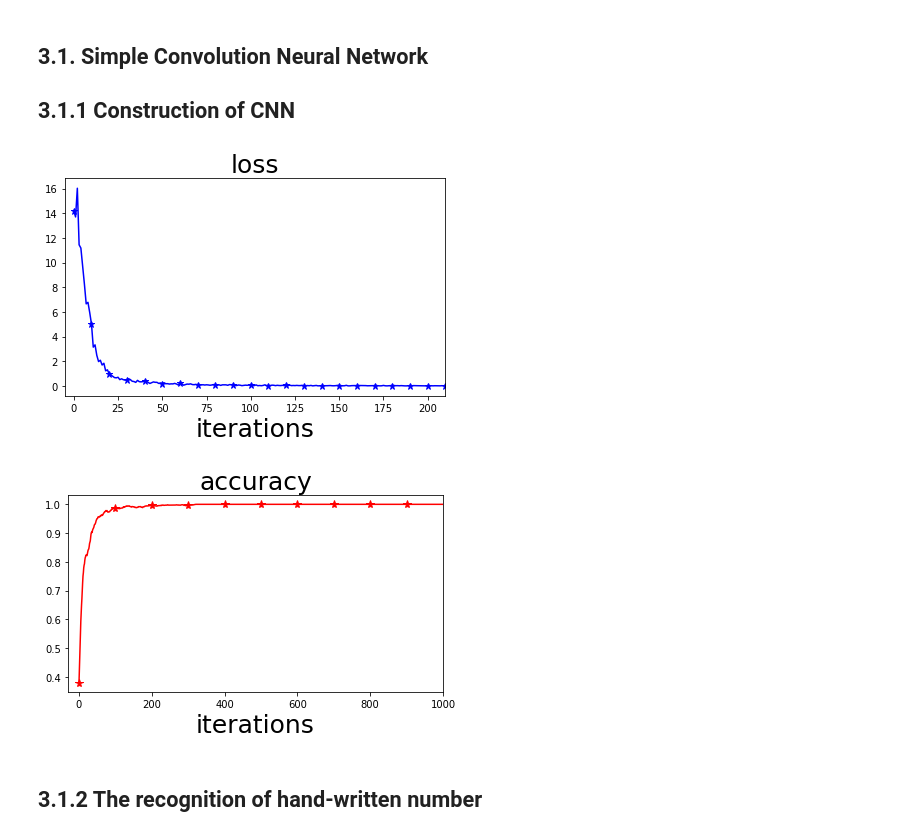
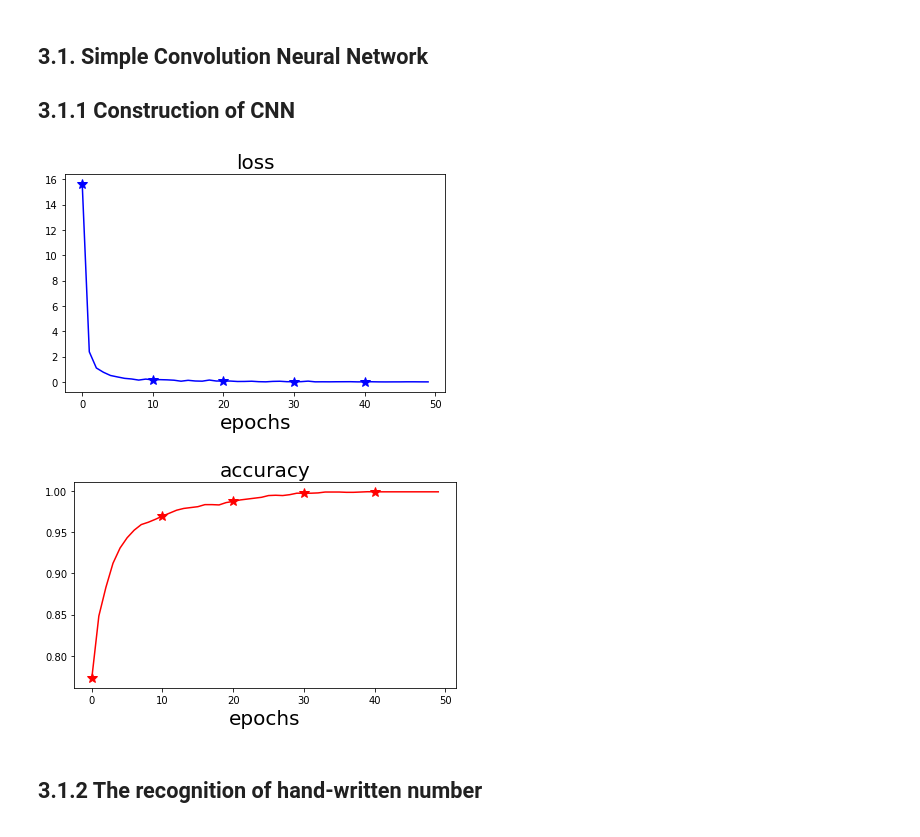
Before and after one commit to oilneck/prml_python, a Jupyter notebook: Notebook/simple_CNN_model.ipynb, the cells around one changed output. Saved outputs shown, nothing was run; the diff lists cells and outputs as text; code cells hidden in the pictures.

```diff
--- a/Notebook/simple_CNN_model.ipynb
+++ b/Notebook/simple_CNN_model.ipynb
@@ -13,10 +13,10 @@ from deepL_module.nn.sequential import Sequential
 from deepL_module.nn.optimizers import *
 from deepL_module.base import *
 from deepL_module.nn.layers import *
-from deepL_module.nn import *
 %matplotlib inline
 
-max_iter = 1000
+
+max_epochs = 50
 
 
 '''#0 loading data '''
@@ -33,52 +33,47 @@ model.add(Maxpooling(pool_h=2, pool_w=2, stride=2))
 model.add(Conv2D(16,(3,3)))
 model.add(Activation('relu'))
 model.add(Maxpooling(pool_h=2, pool_w=2, stride=2))
 model.add(Dense(100, activation='relu'))
 model.add(Dense(10))
-
-
 # optimizer
 routine = Adam(lr=0.01)
 model.compile(loss='categorical_crossentropy', optimizer=routine)
 
 
 '''#2 learning '''
 hist = model.fit(X_train, train_t,
                  batch_size=256,
-                 n_iter=max_iter,
+                 epochs=max_epochs,
                  history=True)
 
 
 
 '''#3 drawing loss & accuracy data '''
 # ----- loss data -----
-fig=plt.figure(figsize=(15,4))
+fig = plt.figure(figsize=(15,4))
 ax1 = fig.add_subplot(121)
-x = np.arange(max_iter)
-ax1.plot(x, hist['loss'], color='blue',marker="*", markersize=7, markevery=10,label='loss')
-ax1.set_xlabel("iterations",fontsize=25)
-ax1.set_title("loss",fontsize=25)
-ax1.set_xlim([-5,210])
+x = np.arange(max_epochs)
+ax1.plot(x, hist['loss'], color='blue',marker="*", markersize=10, markevery=10, label='loss')
+ax1.set_xlabel("epochs",fontsize=20)
+ax1.set_title("loss",fontsize=20)
 plt.show()
 
 # --- accuracy data ---
-fig.add_subplot(122)
+ax = fig.add_subplot(122)
 plt.plot(x, smooth_filt(hist['acc']),
-        color = 'red',
+        color = 'r',
         marker = "*",
-        markersize = 8,
-        markevery = 100,
-        label='accuracy')
-plt.xlabel("iterations",fontsize=25)
-plt.title("accuracy",fontsize=25)
-plt.xlim([-30,1000])
+        markersize = 10,
+        markevery = 10)
+plt.xlabel("epochs",fontsize=20)
+plt.title("accuracy",fontsize=20)
 plt.tight_layout()
 plt.show()
 
 model.save(name='simple_CNN')
 # %% [output]
-[figure, old version]
+[figure, new version]
-[figure, old version]
+[figure, new version]
 # %% [markdown]
 ## 3.1.2 The recognition of hand-written number
 # %%
```
Also changed, not shown: parts of 2 cells of this notebook.
